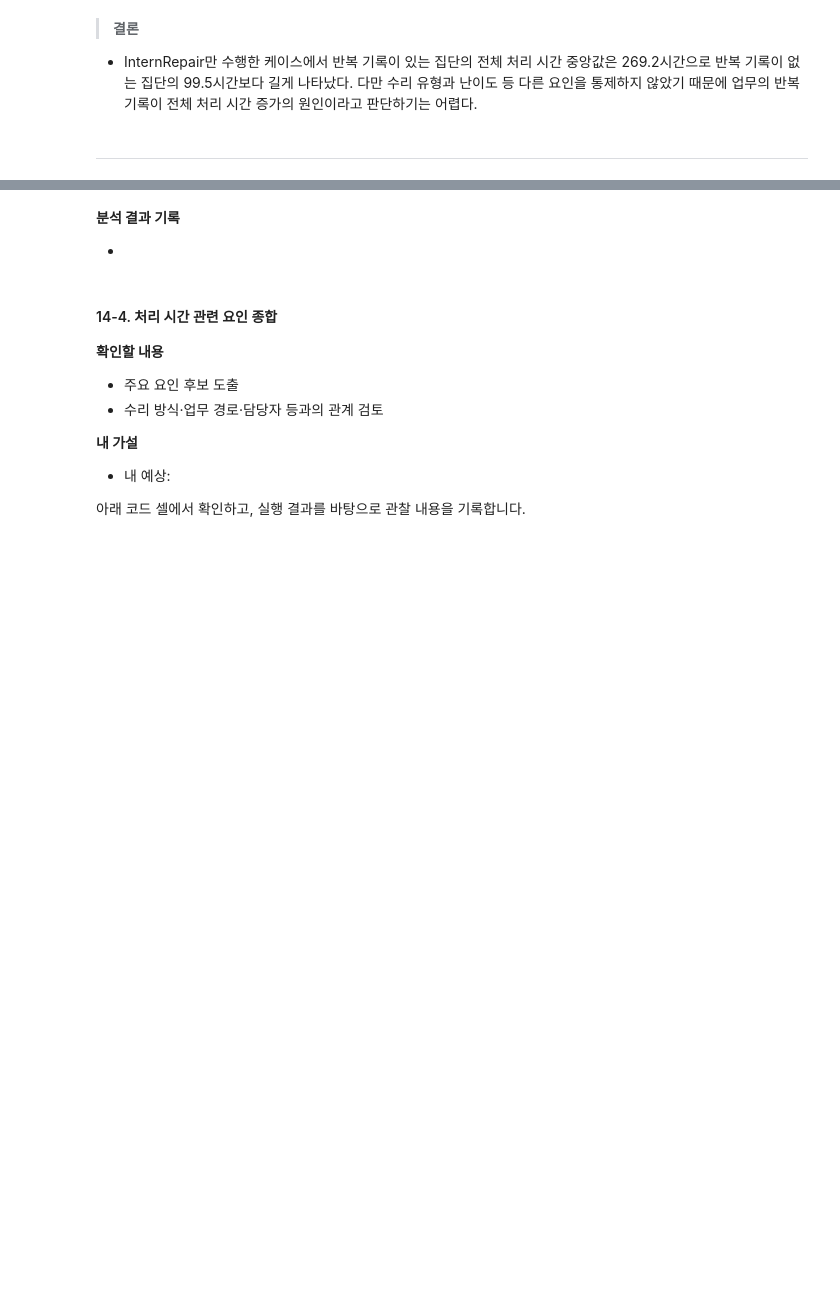
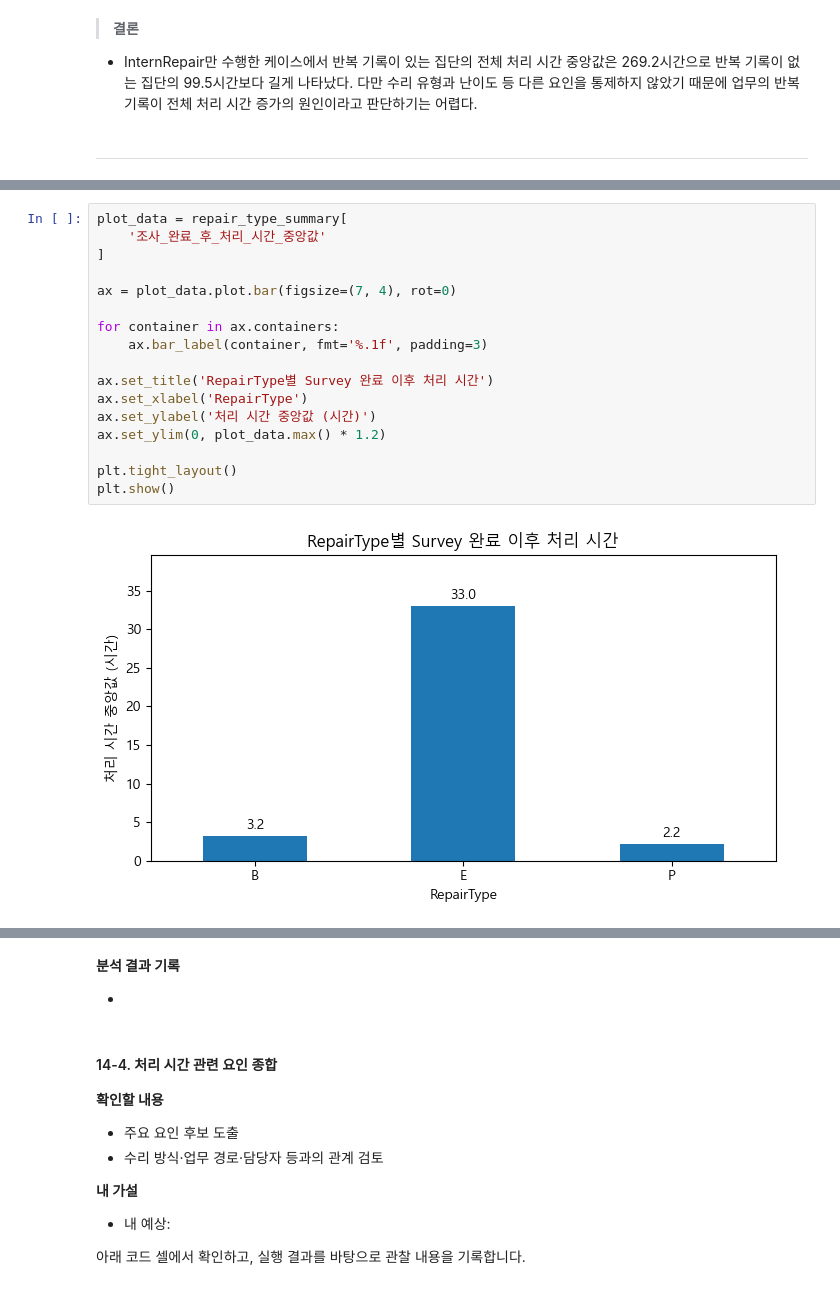
Before and after one commit to roh-git/DA_Assignment, a Jupyter notebook: repair2_분석.ipynb, the cells around one changed output, grey strips where cells are left out. Saved outputs shown, nothing was run; the diff lists cells and outputs as text; blank space fills up the shorter version.

```diff
--- a/repair2_분석.ipynb
+++ b/repair2_분석.ipynb
@@ -3503,0 +4160,19 @@ display(repeat_summary)
+# %%
+plot_data = repair_type_summary[
+    '조사_완료_후_처리_시간_중앙값'
+]
+
+ax = plot_data.plot.bar(figsize=(7, 4), rot=0)
+
+for container in ax.containers:
+    ax.bar_label(container, fmt='%.1f', padding=3)
+
+ax.set_title('RepairType별 Survey 완료 이후 처리 시간')
+ax.set_xlabel('RepairType')
+ax.set_ylabel('처리 시간 중앙값 (시간)')
+ax.set_ylim(0, plot_data.max() * 1.2)
+
+plt.tight_layout()
+plt.show()
+# %% [output]
+[figure, added]
```
Also changed, not shown: parts of 69 cells of this notebook.
